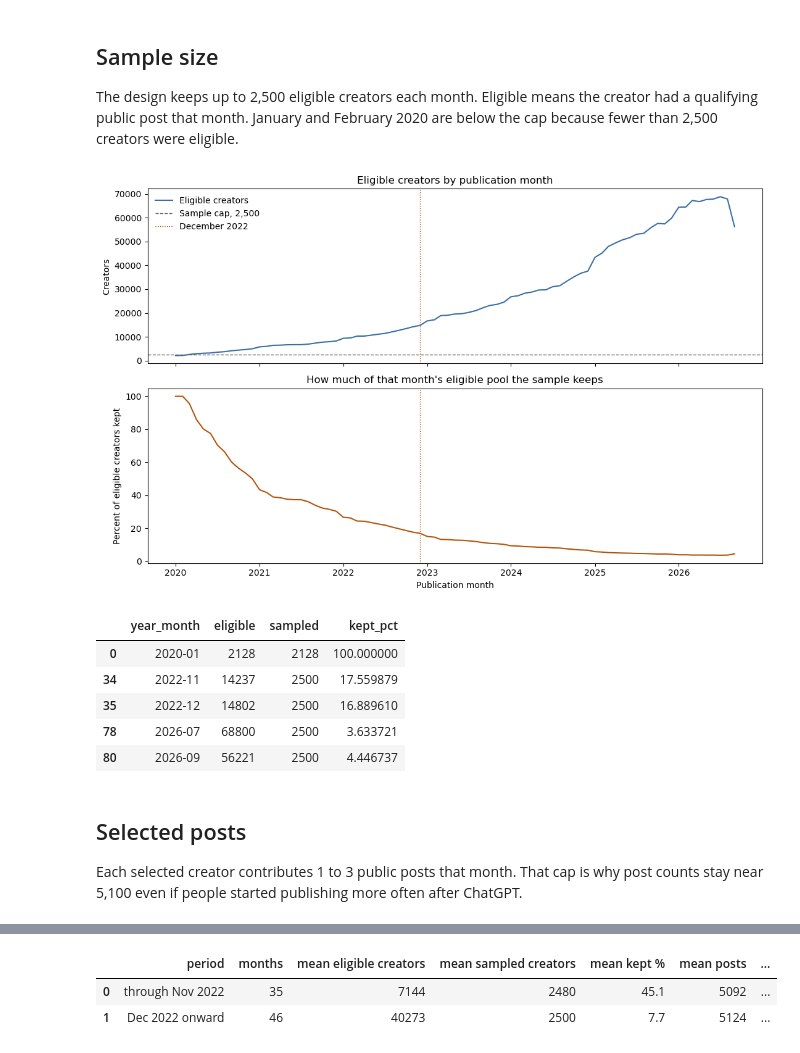
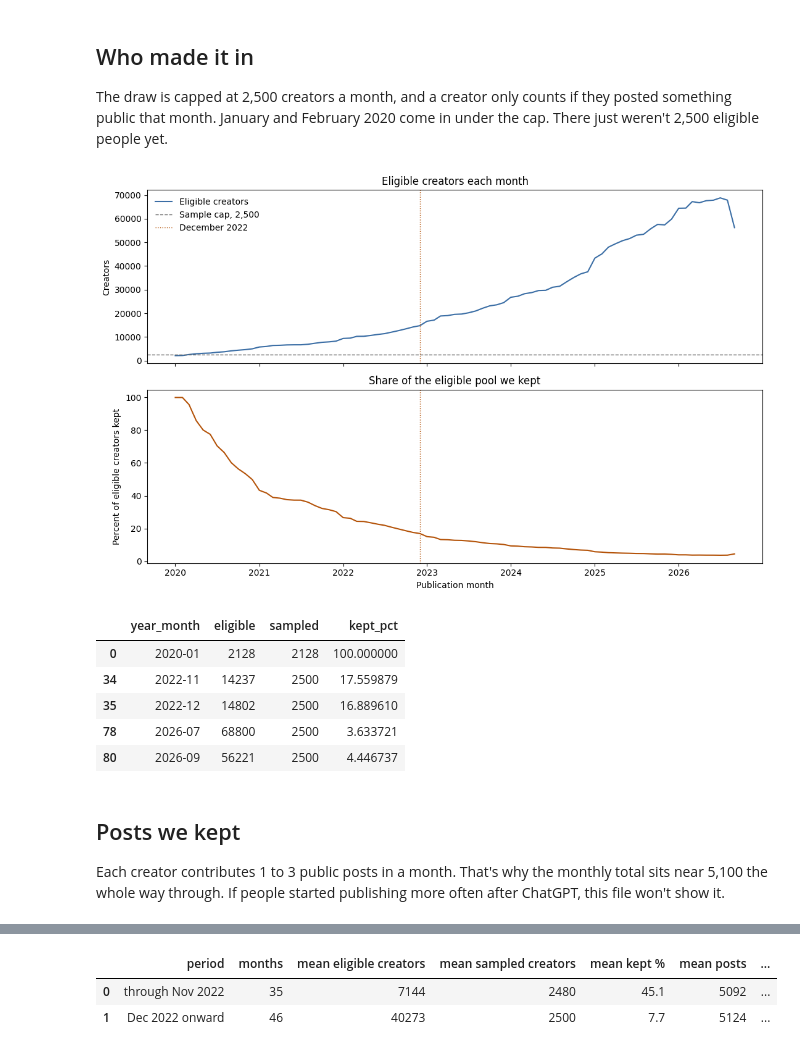
Before and after one commit to mbadu1/cap-folder, a Jupyter notebook: notebooks/substack_sample_eda.ipynb, the cells around one changed output, grey strips where cells are left out. Saved outputs shown, nothing was run; the diff lists cells and outputs as text; code cells hidden in the pictures.

```diff
--- a/notebooks/substack_sample_eda.ipynb
+++ b/notebooks/substack_sample_eda.ipynb
@@ -42,41 +36,41 @@ pending publications on every coverage row: [37314]
 # %% [markdown]
-## Sample size
+## Who made it in
 
-The design keeps up to 2,500 eligible creators each month. Eligible means the creator had a qualifying public post that month. January and February 2020 are below the cap because fewer than 2,500 creators were eligible.
+The draw is capped at 2,500 creators a month, and a creator only counts if they posted something public that month. January and February 2020 come in under the cap. There just weren't 2,500 eligible people yet.
 # %%
 month = (
     coverage.groupby("year_month", as_index=False)
     .agg(eligible=("eligible_candidate_creators", "sum"), sampled=("sampled_creators", "sum"))
 )
 month["kept_pct"] = 100 * month["sampled"] / month["eligible"]
 manifests = manifests.merge(
     month.rename(columns={"year_month": "month"}),
     on="month",
     how="left",
 )
 manifests["posts_per_creator"] = manifests["unique_selected_texts"] / manifests["creator_months"]
 manifests["period"] = manifests["month"].ge(CUT).map({False: "pre", True: "post"})
 
 fig, axes = plt.subplots(2, 1, figsize=(11, 7), sharex=True)
 axes[0].plot(month["year_month"], month["eligible"], color="#3b6ea5", label="Eligible creators")
 axes[0].axhline(2500, color="#666666", ls="--", lw=1, label="Sample cap, 2,500")
 axes[0].axvline(CUT, color="#b45309", ls=":", lw=1, label="December 2022")
 axes[0].set_ylabel("Creators")
-axes[0].set_title("Eligible creators by publication month")
+axes[0].set_title("Eligible creators each month")
 axes[0].legend(frameon=False, loc="upper left")
 
 axes[1].plot(month["year_month"], month["kept_pct"], color="#b45309")
 axes[1].axvline(CUT, color="#b45309", ls=":", lw=1)
 axes[1].set_ylabel("Percent of eligible creators kept")
 axes[1].set_xlabel("Publication month")
-axes[1].set_title("How much of that month's eligible pool the sample keeps")
+axes[1].set_title("Share of the eligible pool we kept")
 fig.tight_layout()
 plt.show()
 
 checkpoints = month[month["year_month"].isin(pd.to_datetime(["2020-01-01", "2022-11-01", "2022-12-01", "2026-07-01", "2026-09-01"]))]
 checkpoints.assign(year_month=checkpoints["year_month"].dt.strftime("%Y-%m"))
 # %% [output]
-[figure, old version]
+[figure, new version]
 |  | year_month | eligible | sampled | kept_pct |
 | 0 | 2020-01 | 2128 | 2128 | 100.000000 |
 | 34 | 2022-11 | 14237 | 2500 | 17.559879 |
@@ -84,9 +78,9 @@ checkpoints.assign(year_month=checkpoints["year_month"].dt.strftime("%Y-%m"))
 | 78 | 2026-07 | 68800 | 2500 | 3.633721 |
 | 80 | 2026-09 | 56221 | 2500 | 4.446737 |
 # %% [markdown]
-## Selected posts
+## Posts we kept
 
-Each selected creator contributes 1 to 3 public posts that month. That cap is why post counts stay near 5,100 even if people started publishing more often after ChatGPT.
+Each creator contributes 1 to 3 public posts in a month. That's why the monthly total sits near 5,100 the whole way through. If people started publishing more often after ChatGPT, this file won't show it.
 # %%
 fig, ax = plt.subplots(figsize=(11, 3.8))
 ax.plot(manifests["month"], manifests["unique_selected_texts"], color="#1f4b3a", label="Unique posts")
```
Also changed, not shown: parts of 17 cells of this notebook, 8 other files.
